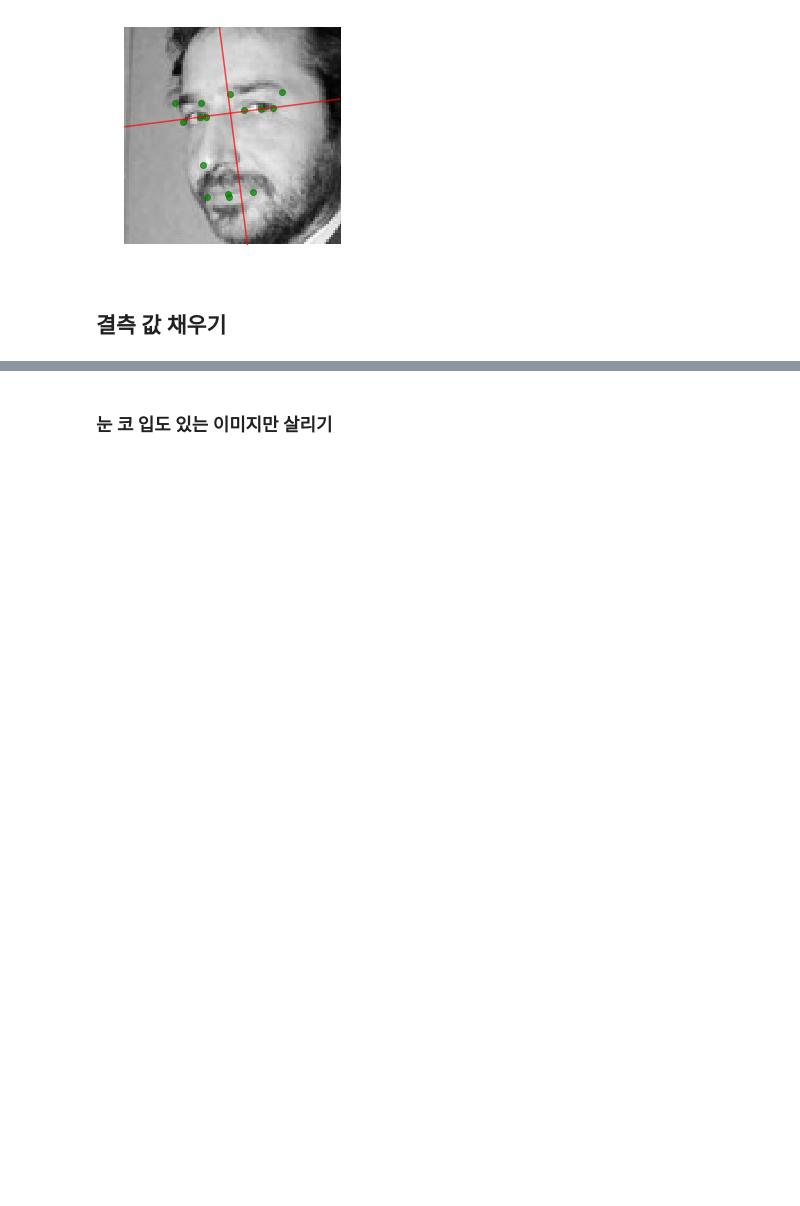
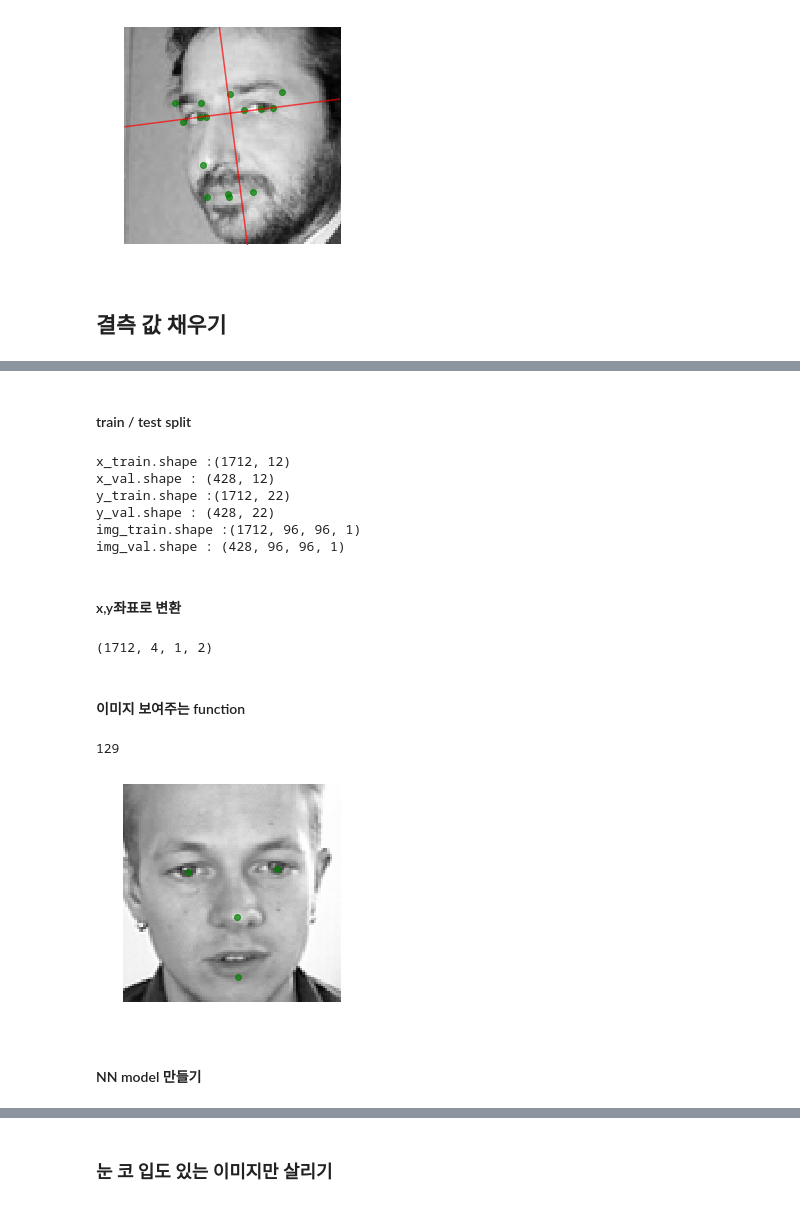
Before and after one commit to ultra118/Python_ML, a Jupyter notebook: Kaggle/facial_keypoints/FKD_pre_processing.ipynb, the cells around one changed output, grey strips where cells are left out. Drawn from its saved outputs; the diff is of its cells as text; code cells hidden in the pictures; blank space fills up the shorter version.

```diff
--- a/Kaggle/facial_keypoints/FKD_pre_processing.ipynb
+++ b/Kaggle/facial_keypoints/FKD_pre_processing.ipynb
@@ -319,0 +394,4 @@ show_ppline(x[1776], y[1776], test_list[1])
+# %%
+x_data_split = np.split(x_data.values, 4, axis = 1)
+# 0 : 왼쪽 눈 1 : 오른쪽 눈 2 : 코 3 : 입술 아래
+x_data_split[0].shape
@@ -319,0 +415,15 @@ show_ppline(x[1776], y[1776], test_list[1])
+# %%
+# 0 : 왼쪽 눈 1 : 오른쪽 눈 2 : 코 3 : 입술 아래
+le2re_gradient = get_gradient(x_data_split[0], x_data_split[1]).reshape(-1, 1)
+le2n_gradient = get_gradient(x_data_split[0], x_data_split[2]).reshape(-1, 1)
+re2ne_gradient = get_gradient(x_data_split[1], x_data_split[2]).reshape(-1, 1)
+n2bm_distnace = get_distnace(x_data_split[2], x_data_split[3]).reshape(-1, 1)
+
+print(le2re_gradient.shape)
+print(le2n_gradient.shape)
+print(re2ne_gradient.shape)
+print(n2bm_distnace.shape)
+
+for d in [le2re_gradient, le2n_gradient,re2ne_gradient,n2bm_distnace]:
+    x_data = np.append(x_data, d, axis = 1)
+print(x_data.shape)
@@ -319,0 +436,11 @@ show_ppline(x[1776], y[1776], test_list[1])
+# %%
+from joblib import Parallel, delayed
+
+def format_img(x):
+    return np.asarray([int(e) for e in x.split(' ')], dtype = np.uint8).reshape(96,96)
+
+with Parallel(n_jobs = 10, verbose = 1, prefer = 'threads') as ex:
+    img_data = ex(delayed(format_img)(e) for e in df.Image)
+
+img_data = np.stack(img_data)[:,:,:,None]
+print(img_data.shape)
@@ -319,0 +457,20 @@ show_ppline(x[1776], y[1776], test_list[1])
+# %% [markdown]
+#### train / test split
+# %%
+from sklearn.model_selection import train_test_split
+
+# random_state는 난수시드
+x_train, x_test, y_train, y_test = train_test_split(x_data,y_data,test_size = 0.2, random_state = 42)
+img_train, img_test = train_test_split(img_data,test_size = 0.2, random_state = 42)
+print("x_train.shape :{}\nx_val.shape : {}".format(x_train.shape, x_test.shape))
+print("y_train.shape :{}\ny_val.shape : {}".format(y_train.shape, y_test.shape))
+print("img_train.shape :{}\nimg_val.shape : {}".format(img_train.shape, img_test.shape))
+# %% [output]
+x_train.shape :(1712, 12)
+x_val.shape : (428, 12)
+y_train.shape :(1712, 22)
+y_val.shape : (428, 22)
+img_train.shape :(1712, 96, 96, 1)
+img_val.shape : (428, 96, 96, 1)
+# %% [markdown]
+#### x,y좌표로 변환
@@ -319,0 +482,27 @@ show_ppline(x[1776], y[1776], test_list[1])
+# %%
+test = convert_xy(x_train, 8)
+test.shape
+# test[:, 참조하고싶은 colum, :] 와 같은 형태로 indexing해서 사용
+# %% [output]
+(1712, 4, 1, 2)
+# %% [markdown]
+#### 이미지 보여주는 function
+# %%
+# 이미지 보여주는 function
+def show(x, y=None, feature_size = None):
+
+    plt.imshow(x[:,:,0], 'gray')
+    if y is not None:
+        # vertical stack
+        y = y[:feature_size]
+        points = np.stack(np.split(y, int(feature_size/2), axis = 0),axis =0).T
+        plt.plot(points[0], points[1],'o', color = 'green', alpha = 0.7 )
+    plt.axis('off')
+sample_idx = np.random.choice(len(x_data))
+show(img_data[sample_idx], x_data[sample_idx], 8)
+print(sample_idx)
+# %% [output]
+129
+[figure, added]
+# %% [markdown]
+#### NN model 만들기
```
Also changed, not shown: parts of 24 cells of this notebook.
